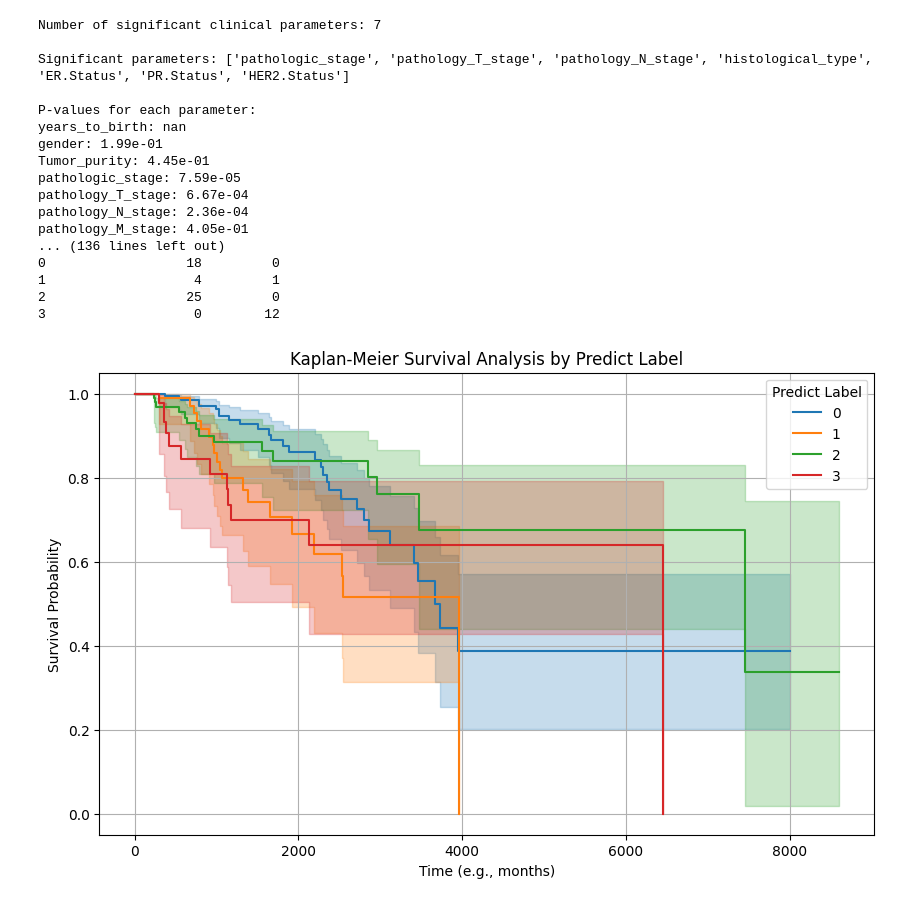
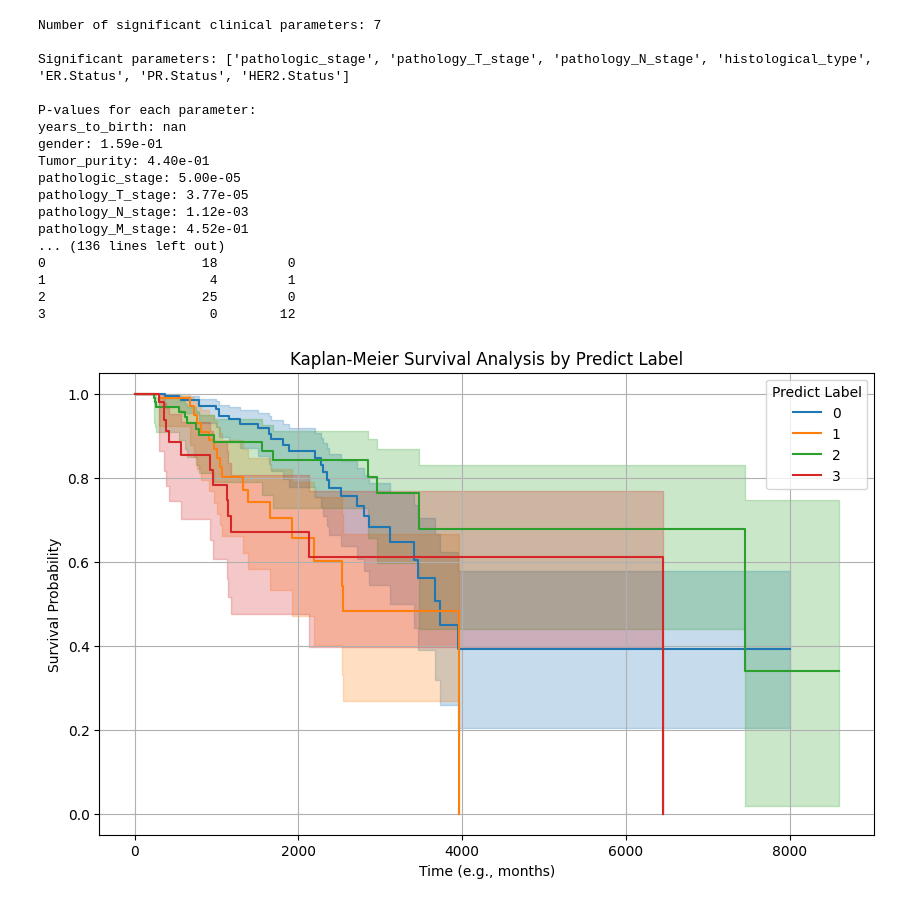
Before and after one commit to haitranduc4270/MoGCN, a Jupyter notebook: survival_analysis.ipynb, the cells around one changed output. Drawn from its saved outputs; the diff is of its cells as text; code cells hidden in the pictures.

```diff
--- a/survival_analysis.ipynb
+++ b/survival_analysis.ipynb
@@ -7,7 +7,7 @@ import numpy as np
 from scipy import stats
 import seaborn as sns
 
-predict = pd.read_csv('result/sample_classes.csv');
+predict = pd.read_csv('result/GTN_predicted_data.csv');
 predict = predict.rename(columns={predict.columns[0]: 'id_key'})
 
 clinical_data = pd.read_csv('data/clinical/Human__TCGA_BRCA__MS__Clinical__Clinical__01_28_2016__BI__Clinical__Firehose.tsi', sep='\t')
@@ -166,10 +157,10 @@ print("\nSubtype Analysis:")
 for param in clinical_params:
     if param in ['years_to_birth', 'number_of_lymph_nodes']:
         print(f"\n{param} by subtype:")
-        print(result.groupby('class')[param].describe())
+        print(result.groupby('predict_label')[param].describe())
     else:
         print(f"\n{param} distribution by subtype:")
-        print(pd.crosstab(result['class'], result[param]))
+        print(pd.crosstab(result['predict_label'], result[param]))
 
 # Save results to CSV
 result.to_csv('clinical_analysis_results.csv', index=False)
@@ -180,53 +171,53 @@ Significant parameters: ['pathologic_stage', 'pathology_T_stage', 'pathology_N_s
 
 P-values for each parameter:
 years_to_birth: nan
-gender: 1.99e-01
-Tumor_purity: 4.45e-01
-pathologic_stage: 7.59e-05
-pathology_T_stage: 6.67e-04
-pathology_N_stage: 2.36e-04
-pathology_M_stage: 4.05e-01
+gender: 1.59e-01
+Tumor_purity: 4.40e-01
+pathologic_stage: 5.00e-05
+pathology_T_stage: 3.77e-05
+pathology_N_stage: 1.12e-03
+pathology_M_stage: 4.52e-01
 ... (136 lines left out)
-0                  18         0
-1                   4         1
-2                  25         0
-3                   0        12
+0                    18         0
+1                     4         1
+2                    25         0
+3                     0        12
 # %%
 import pandas as pd
 from lifelines import KaplanMeierFitter
 import matplotlib.pyplot as plt
 
 # Tạo DataFrame mới với các cột cần thiết
-df = result[['overallsurvival', 'status', 'class', 'id_key']].copy()
+df = result[['overallsurvival', 'status', 'predict_label', 'id_key']].copy()
 
 # Thay thế dấu ',' bằng '.' và chuyển đổi sang kiểu float, xử lý lỗi bằng cách chuyển giá trị không hợp lệ thành NaN
 df['overallsurvival'] = pd.to_numeric(df['overallsurvival'].str.replace(',', '.'), errors='coerce')
 
 # Chuyển đổi cột 'status' sang kiểu int
 df['status'] = pd.to_numeric(df['status'], errors='coerce').astype('Int64')
 
 # Loại bỏ các hàng có giá trị thiếu trong 'overallsurvival' hoặc 'status'
 df_clean = df.dropna(subset=['overallsurvival', 'status'])
 
 # Khởi tạo đối tượng KaplanMeierFitter
 kmf = KaplanMeierFitter()
 
-# Vẽ biểu đồ Kaplan-Meier cho từng nhóm trong cột 'class'
+# Vẽ biểu đồ Kaplan-Meier cho từng nhóm trong cột 'predict_label'
 plt.figure(figsize=(10, 6))
-for label, grouped_df in df_clean.groupby('class'):
+for label, grouped_df in df_clean.groupby('predict_label'):
     kmf.fit(durations=grouped_df['overallsurvival'],
             event_observed=grouped_df['status'],
             label=str(label))
     kmf.plot_survival_function()
 
 plt.title("Kaplan-Meier Survival Analysis by Predict Label")
 plt.xlabel("Time (e.g., months)")
 plt.ylabel("Survival Probability")
 plt.legend(title="Predict Label")
 plt.grid(True)
 plt.show()
 # %% [output]
-[figure, old version]
+[figure, new version]
 # %% [markdown]
 
 ---
```
Also changed, not shown: parts of 9 cells of this notebook.
